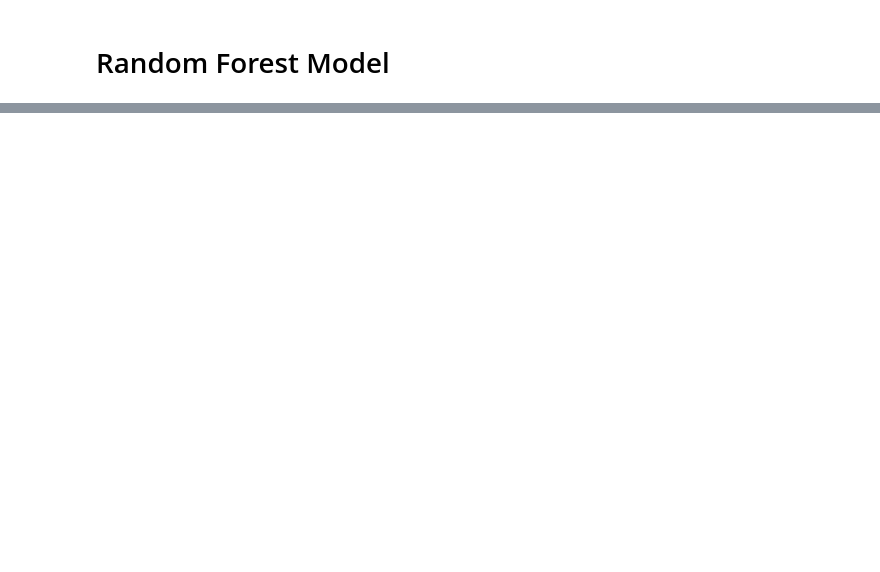
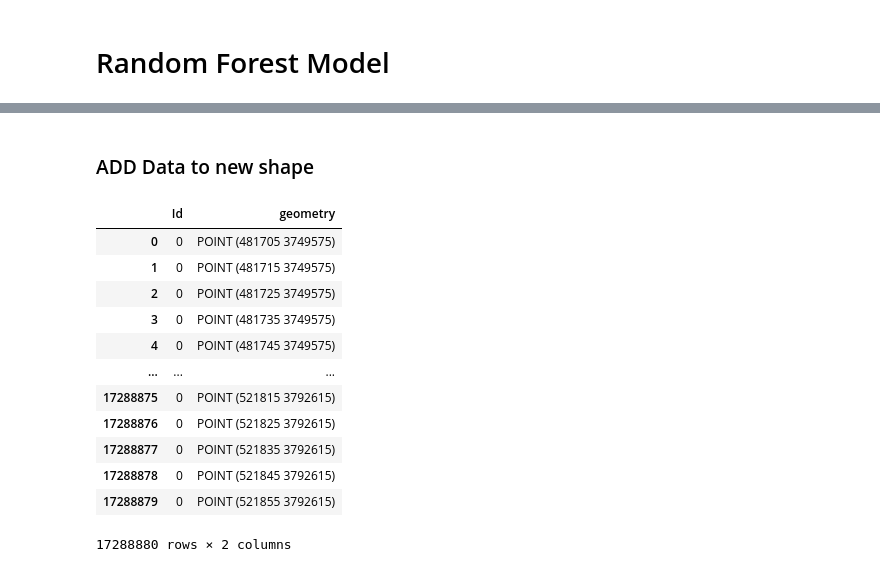
Before and after one commit to marositesUSC/GEOG746_ColumbiaHeatProject, a Jupyter notebook: RF_notebook.ipynb, the cells around one changed output, grey strips where cells are left out. Cells and saved outputs as stored; diff of their text form; code cells hidden in the pictures; blank space fills up the shorter version.

```diff
--- a/RF_notebook.ipynb
+++ b/RF_notebook.ipynb
@@ -57,0 +97,22 @@ Validation MAE when not specifying max_leaf_nodes: 0.5154952539724887
+# %% [markdown]
+### ADD Data to new shape
+# %%
+fishnet_folder = r'C:\Users\bm233557\Documents\GradSchool\Climate\Project\fishnet'
+fishnet_path = r'fishnet_10m_label.shp'
+fishnet_shp = os.path.join(fishnet_folder, fishnet_path)
+fishnet_gdp = gpd.read_file(fishnet_shp)
+fishnet_gdp
+# %% [output]
+|  | Id | geometry |
+| 0 | 0 | POINT (481705 3749575) |
+| 1 | 0 | POINT (481715 3749575) |
+| 2 | 0 | POINT (481725 3749575) |
+| 3 | 0 | POINT (481735 3749575) |
+| 4 | 0 | POINT (481745 3749575) |
+| ... | ... | ... |
+| 17288875 | 0 | POINT (521815 3792615) |
+| 17288876 | 0 | POINT (521825 3792615) |
+| 17288877 | 0 | POINT (521835 3792615) |
+| 17288878 | 0 | POINT (521845 3792615) |
+| 17288879 | 0 | POINT (521855 3792615) |
+17288880 rows × 2 columns
```
Also changed, not shown: parts of 11 cells of this notebook, 1 other file.
